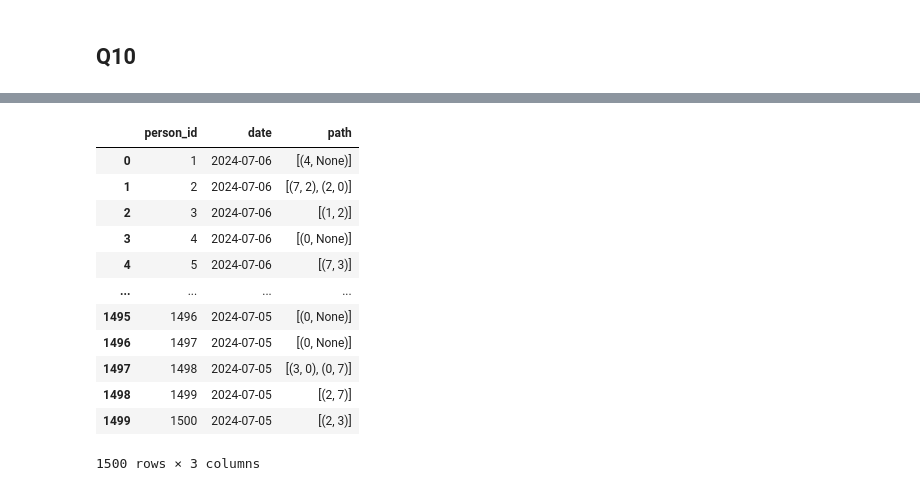
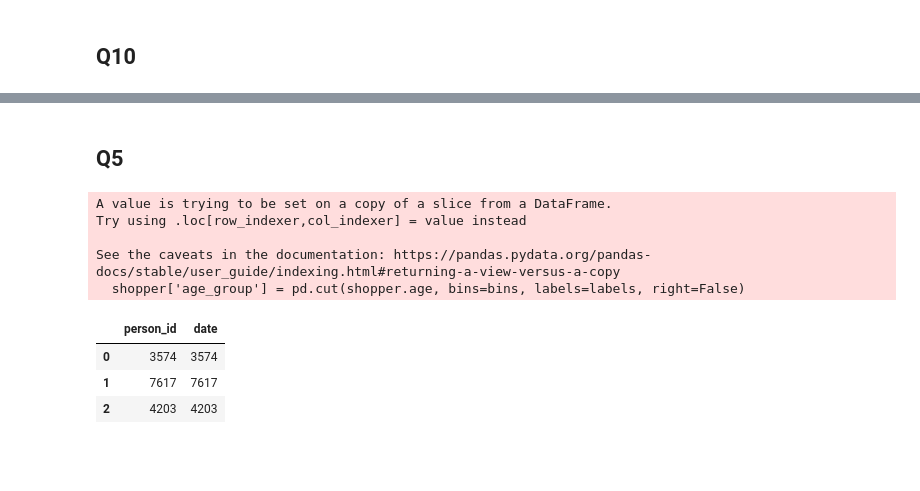
Before and after one commit to tranttha/ftu_ds_comp, a Jupyter notebook: EDA_cleaning.ipynb, the cells around one changed output, grey strips where cells are left out. Cells and saved outputs as stored; diff of their text form; code cells hidden in the pictures; blank space fills up the shorter version.

```diff
--- a/EDA_cleaning.ipynb
+++ b/EDA_cleaning.ipynb
@@ -354,17 +339 @@ result['path'] = result['shelf_id'].apply(create_pairwise_path)
 result.drop(columns='shelf_id', inplace=True)
-# %%
-result
-# %% [output]
-|  | person_id | date | path |
-| 0 | 1 | 2024-07-06 | [(4, None)] |
-| 1 | 2 | 2024-07-06 | [(7, 2), (2, 0)] |
-| 2 | 3 | 2024-07-06 | [(1, 2)] |
-| 3 | 4 | 2024-07-06 | [(0, None)] |
-| 4 | 5 | 2024-07-06 | [(7, 3)] |
-| ... | ... | ... | ... |
-| 1495 | 1496 | 2024-07-05 | [(0, None)] |
-| 1496 | 1497 | 2024-07-05 | [(0, None)] |
-| 1497 | 1498 | 2024-07-05 | [(3, 0), (0, 7)] |
-| 1498 | 1499 | 2024-07-05 | [(2, 7)] |
-| 1499 | 1500 | 2024-07-05 | [(2, 3)] |
-1500 rows × 3 columns
@@ -380,0 +346,21 @@ def pathcount(path):
+# %% [markdown]
+## Q5
+# %%
+shopper=df_cust[['person_id','age', 'date']]
+
+bins = [18, 31, 61, shopper['age'].max() + 1]
+labels = [1, 2, 3]
+
+shopper['age_group'] = pd.cut(shopper.age, bins=bins, labels=labels, right=False)
+shopper=shopper.drop(columns=['age'])
+shopper.groupby('age_group').count().reset_index(drop=True)
+# %% [output]
+A value is trying to be set on a copy of a slice from a DataFrame.
+Try using .loc[row_indexer,col_indexer] = value instead
+
+See the caveats in the documentation: https://pandas.pydata.org/pandas-docs/stable/user_guide/indexing.html#returning-a-view-versus-a-copy
+  shopper['age_group'] = pd.cut(shopper.age, bins=bins, labels=labels, right=False)
+|  | person_id | date |
+| 0 | 3574 | 3574 |
+| 1 | 7617 | 7617 |
+| 2 | 4203 | 4203 |
```
Also changed, not shown: parts of 4 cells of this notebook, 1 other file.
